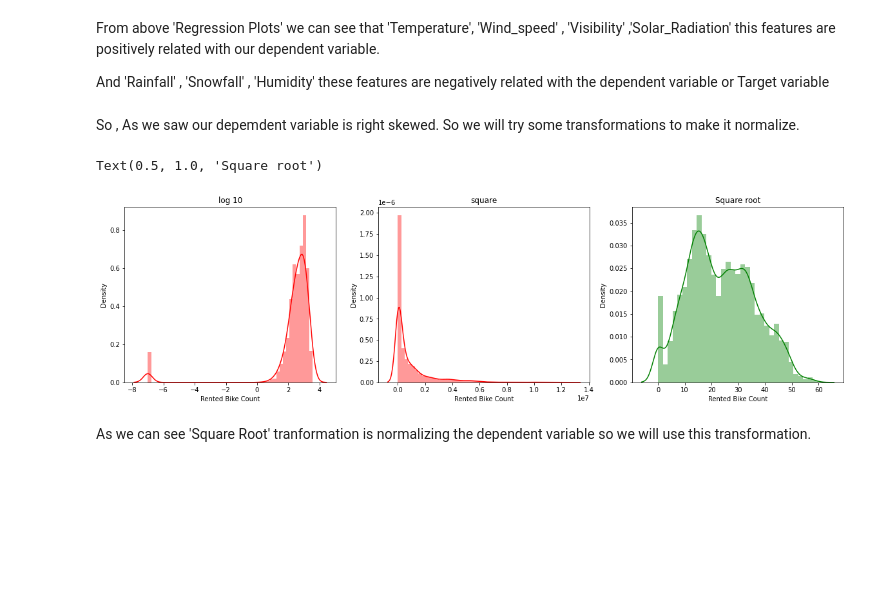
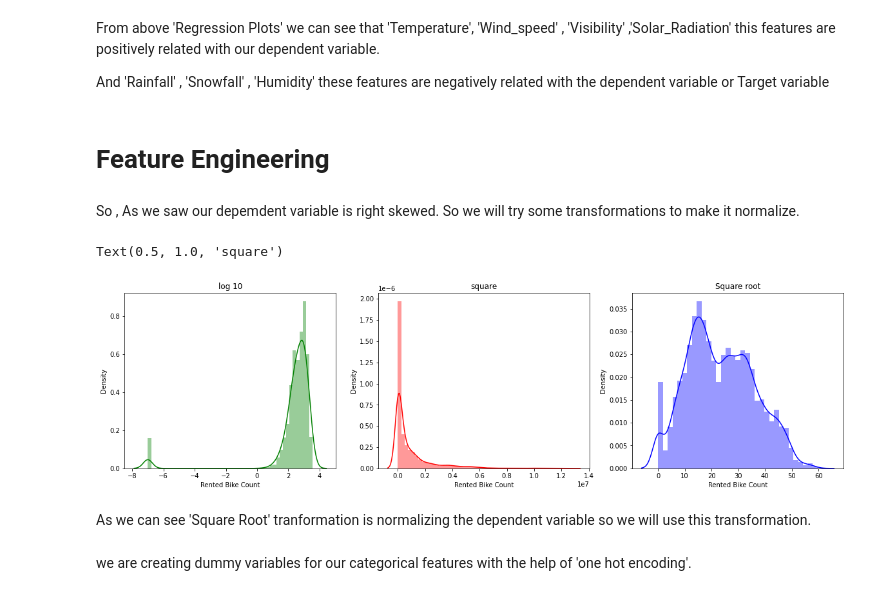
Before and after one commit to ShubhKjoshi/Bike_sharing_demand_prediction_Capstone-_project_Regression, a Jupyter notebook: Bike_Sharing_Demand_Prediction_Capstone_Project.ipynb, the cells around one changed output. Drawn from its saved outputs; the diff is of its cells as text; code cells hidden in the pictures; blank space fills up the shorter version.

```diff
--- a/Bike_Sharing_Demand_Prediction_Capstone_Project.ipynb
+++ b/Bike_Sharing_Demand_Prediction_Capstone_Project.ipynb
@@ -454,16 +489,18 @@ for col in Numerical_Features:
 From above 'Regression Plots' we can see that 'Temperature',  'Wind_speed' ,       'Visibility' ,'Solar_Radiation' this features are positively related with our dependent variable.
 
 And 'Rainfall' , 'Snowfall' , 'Humidity'  these features are negatively related with the dependent variable or Target variable
+# %% [markdown]
+# Feature Engineering
 # %% [markdown]
 So , As we saw our depemdent variable is right skewed. So we will try some transformations to make it normalize.
 # %%
 #Checking with some tranformations on Dependent variable'Rented Bike Count'
 fig,axes = plt.subplots(1,3,figsize=(20,5))
-sns.distplot(np.log10(rentalbike_df['Rented Bike Count']+0.0000001),ax=axes[0],color='red').set_title("log 10")
+sns.distplot(np.sqrt(rentalbike_df['Rented Bike Count']),ax=axes[2], color='blue').set_title("Square root")  #applying Square root transformation
+sns.distplot(np.log10(rentalbike_df['Rented Bike Count']+0.0000001),ax=axes[0],color='green').set_title("log 10")
 sns.distplot((rentalbike_df['Rented Bike Count']**2),ax=axes[1],color='red').set_title("square")
-sns.distplot(np.sqrt(rentalbike_df['Rented Bike Count']),ax=axes[2], color='green').set_title("Square root")
 # %% [output]
-Text(0.5, 1.0, 'Square root')
+Text(0.5, 1.0, 'square')
-[figure, old version]
+[figure, new version]
 # %% [markdown]
 As we can see 'Square Root' tranformation is normalizing the dependent variable so we will use this transformation.
@@ -469,0 +509,2 @@ As we can see 'Square Root' tranformation is normalizing the dependent variable
+# %% [markdown]
+we are creating dummy variables for our categorical features with the help of 'one hot encoding'.
```
Also changed, not shown: parts of 23 cells of this notebook.
